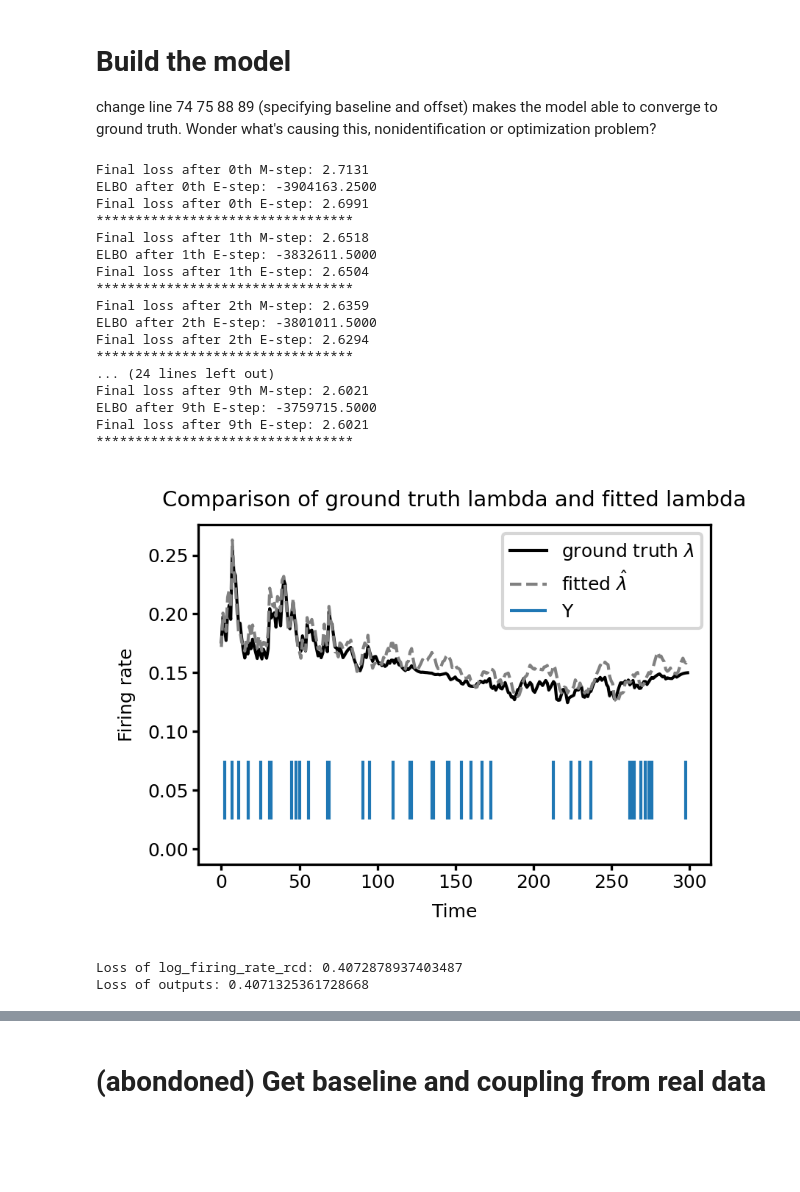
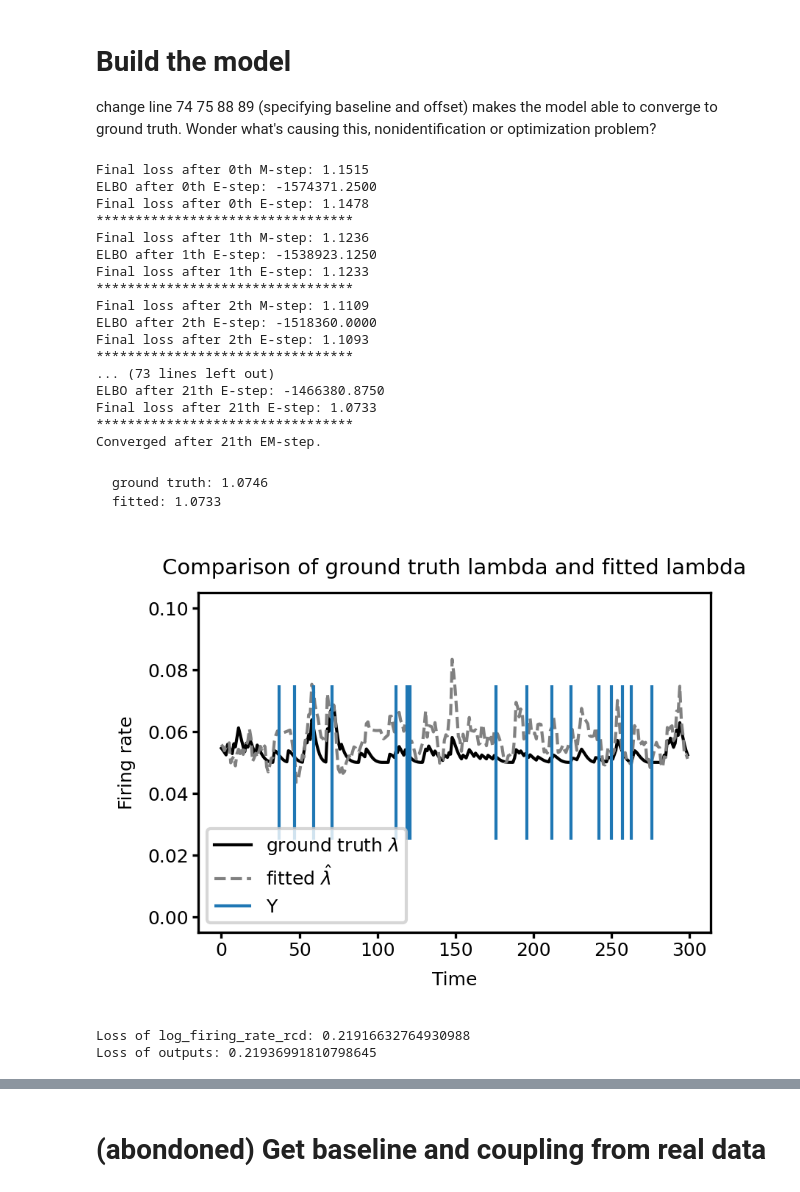
Before and after one commit to Qi-Xin/FC-GPFA, a Jupyter notebook: Decoder&Encoder.ipynb, the cells around one changed output, grey strips where cells are left out. Cells and saved outputs as stored; diff of their text form; code cells hidden in the pictures; blank space fills up the shorter version.

````diff
--- a/Decoder&Encoder.ipynb
+++ b/Decoder&Encoder.ipynb
@@ -165,7 +165,7 @@ torch.manual_seed(0)
 np.random.seed(0)
 
 MAX_FIRING_RATE = 10
-gt_neuron_params = {'baseline_fr':0.15, 'ntrial':1000, 'narea':5, 'nneuron_area':5,
+gt_neuron_params = {'baseline_fr':0.05, 'ntrial':1000, 'narea':5, 'nneuron_area':5,
                     'nt':300, 'npadding':30}
 nneuron = gt_neuron_params['narea']*gt_neuron_params['nneuron_area']
 nneuron_area = gt_neuron_params['nneuron_area']
@@ -241,4 +241,5 @@ window_size = 10
 for i in range(narea):
     smoothed_spikes = pd.Series(spikes[i].mean(axis=(0,1))).rolling(window=window_size).mean()
     plt.plot(smoothed_spikes)
+plt.show()
 # %% [output]
@@ -471,7 +471,7 @@ torch.manual_seed(0)
 print_epoch = 100
 penal_beta_coupling = 1e-3
 
-num_EM_epochs = 10
+num_EM_epochs = 30
 EM_tol = 1e-4
 
 num_M_iter = 1000
@@ -514,20 +514,25 @@ for EM_epoch in range(num_EM_epochs):
 
 model.get_ci()
 # %% [output]
-Final loss after 0th M-step: 2.7131
-ELBO after 0th E-step: -3904163.2500
-Final loss after 0th E-step: 2.6991
+Final loss after 0th M-step: 1.1515
+ELBO after 0th E-step: -1574371.2500
+Final loss after 0th E-step: 1.1478
 *********************************
-Final loss after 1th M-step: 2.6518
-ELBO after 1th E-step: -3832611.5000
-Final loss after 1th E-step: 2.6504
+Final loss after 1th M-step: 1.1236
+ELBO after 1th E-step: -1538923.1250
+Final loss after 1th E-step: 1.1233
 *********************************
-Final loss after 2th M-step: 2.6359
-ELBO after 2th E-step: -3801011.5000
-Final loss after 2th E-step: 2.6294
+Final loss after 2th M-step: 1.1109
+ELBO after 2th E-step: -1518360.0000
+Final loss after 2th E-step: 1.1093
 *********************************
-... (24 lines left out)
-Final loss after 9th M-step: 2.6021
-ELBO after 9th E-step: -3759715.5000
-Final loss after 9th E-step: 2.6021
+... (73 lines left out)
+ELBO after 21th E-step: -1466380.8750
+Final loss after 21th E-step: 1.0733
 *********************************
+Converged after 21th EM-step.
+# %% [markdown]
+```
+ground truth: 1.0746
+fitted: 1.0733
+```
@@ -534,29 +554,29 @@ Final loss after 9th E-step: 2.6021
 # %%
-trial_to_plot = 11
+trial_to_plot = 111
 
 utils.use_pdf_plot()
 plt.figure(figsize=(3,2), dpi=300)
 plt.plot(np.exp(log_firing_rate_rcd[trial_to_plot,-1,gt_neuron_params['npadding']:]), color='k', label='ground truth $\lambda$')
 plt.plot(np.exp(model.log_firing_rate[-1].detach().cpu().numpy()[trial_to_plot, -1, :]), '--', color='grey', label='fitted $\hat{\lambda}$')
 plt.eventplot(np.where(spikes[-1][trial_to_plot, -1, gt_neuron_params['npadding']:]>0), label='Y', lineoffsets=0.05, linelengths=0.05)
 plt.xlabel('Time')
 plt.ylabel('Firing rate')
 plt.title('Comparison of ground truth lambda and fitted lambda')
 plt.legend()
-plt.savefig('Figure/good converge example.pdf', format='pdf', dpi=300)
+# plt.savefig('Figure/example of overfitting.pdf', format='pdf', dpi=300)
 plt.show()
 
 # Calculate the loss
 loss_rcd = model.criterion(torch.tensor(log_firing_rate_rcd[trial_to_plot,-1,gt_neuron_params['npadding']:], device=device),
                      model.spikes[-1][trial_to_plot, -1, gt_neuron_params['npadding']:])
 loss_outputs = model.criterion(torch.tensor(model.log_firing_rate[-1].detach().cpu().numpy()[trial_to_plot, -1, :], device=device),
                          model.spikes[-1][trial_to_plot, -1, gt_neuron_params['npadding']:])
 print("Loss of log_firing_rate_rcd:", loss_rcd.item())
 print("Loss of outputs:", loss_outputs.item())
 # %% [output]
-[figure, old version]
+[figure, new version]
-Loss of log_firing_rate_rcd: 0.4072878937403487
-Loss of outputs: 0.4071325361728668
+Loss of log_firing_rate_rcd: 0.21916632764930988
+Loss of outputs: 0.21936991810798645
 # %%
 import matplotlib. pyplot as plt
 from matplotlib import rcParams, rcParamsDefault
````
Also changed, not shown: parts of 6 cells of this notebook, 1 other file.
